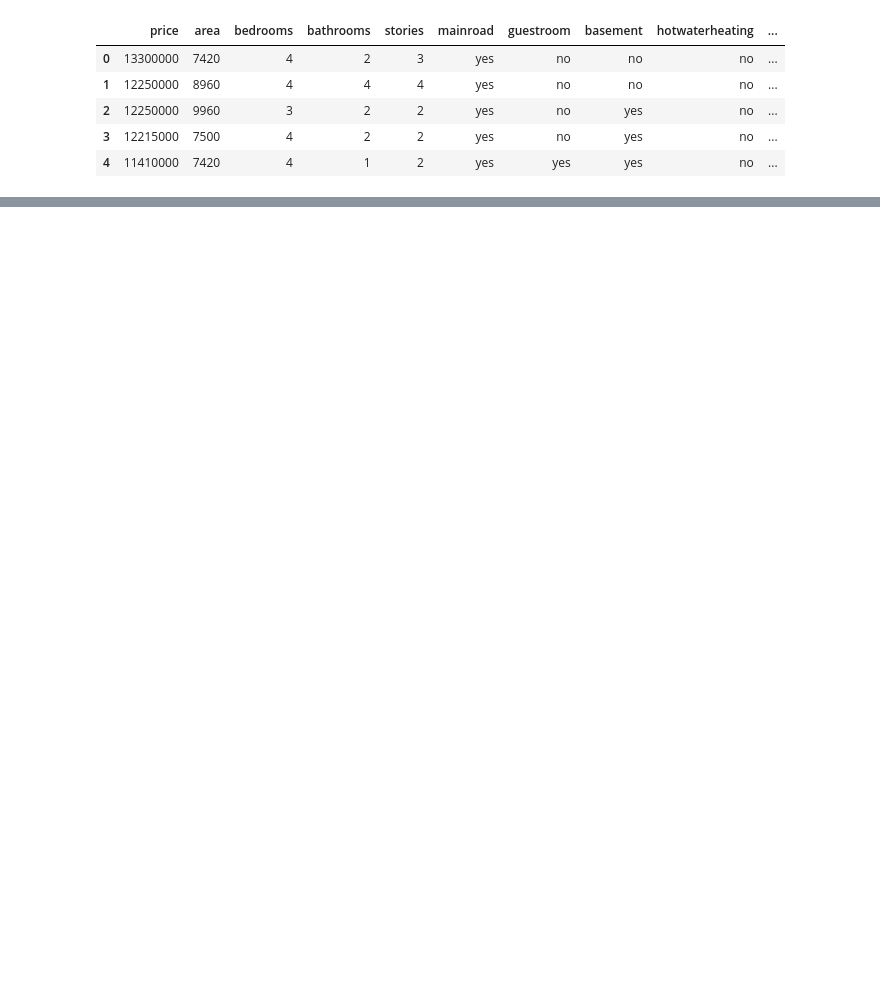
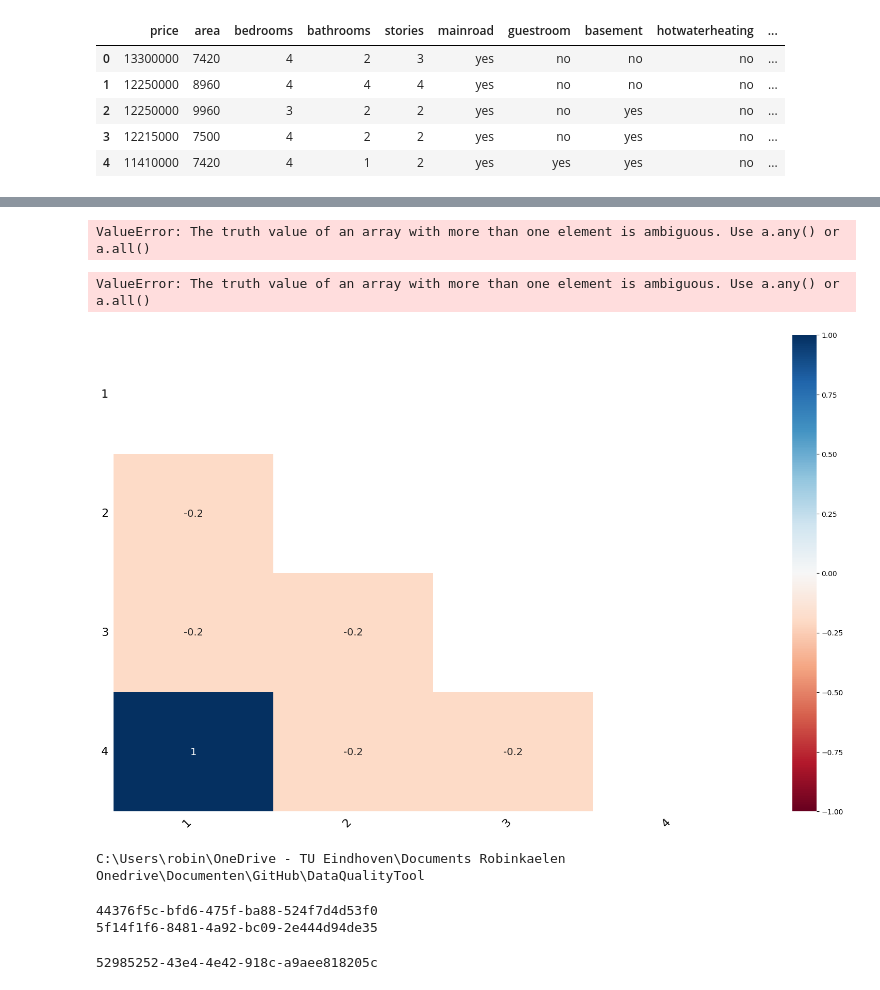
Before and after one commit to Robin66014/DataQualityTool, a Jupyter notebook: testingfile.ipynb, the cells around one changed output, grey strips where cells are left out. Cells and saved outputs as stored; diff of their text form; code cells hidden in the pictures; blank space fills up the shorter version.

```diff
--- a/testingfile.ipynb
+++ b/testingfile.ipynb
@@ -1280,0 +1488,80 @@ The default value of numeric_only in DataFrame.corrwith is deprecated. In a futu
+# %%
+import pandas as pd
+import plotly.graph_objects as go
+
+# Load data
+data = [[38., None, 73., 10., None],
+        [6., 80., 65., 17., 2.],
+        [77., 72., 7., 26., 51.],
+        [29., 53., 78., 76., 9.],
+        [39., 2., 35., None, 21.],
+        [61., 84., None, 5., 94.]]
+df = pd.DataFrame(data)
+
+# Create bar chart
+fig = go.Figure()
+for i, col in enumerate(df.columns):
+    fig.add_trace(go.Bar(x=df.index, y=df[col], name=f'Column {i}'))
+
+# Modify bar chart to show gaps
+fig.update_traces(marker={'color': 'white', 'line': {'color': 'black', 'width': 1}}, selector={'y': None})
+
+# Show plot
+fig.show()
+# %% [output]
+ValueError: The truth value of an array with more than one element is ambiguous. Use a.any() or a.all()
+# %%
+import pandas as pd
+import plotly.graph_objects as go
+
+# Load data
+data = [[38., None, 73., 10., None],
+        [6., 80., 65., 17., 2.],
+        [77., 72., 7., 26., 51.],
+        [29., 53., 78., 76., 9.],
+        [39., 2., 35., None, 21.],
+        [61., 84., None, 5., 94.]]
+df = pd.DataFrame(data)
+
+# Create bar chart
+fig = go.Figure()
+for i, col in enumerate(df.columns):
+    fig.add_trace(go.Bar(x=df.index, y=df[col], name=f'Column {i}'))
+
+# Modify bar chart to show gaps
+fig.update_traces(marker={'color': 'white', 'line': {'color': 'black', 'width': 1}}, selector={'y': None})
+
+# Show plot
+fig.show()
+# %% [output]
+ValueError: The truth value of an array with more than one element is ambiguous. Use a.any() or a.all()
+# %%
+# Load data
+data = [[38., None, 73., 10., None],
+        [6., 80., 65., 17., 2.],
+        [77., 72., 7., 26., 51.],
+        [29., 53., 78., 76., 9.],
+        [39., 2., 35., None, 21.],
+        [61., 84., None, 5., 94.]]
+df = pd.DataFrame(data)
+
+# Create missingno heatmap
+map = msno.heatmap(df)
+# %% [output]
+[figure, added]
+# %%
+import os
+current_directory = os.path.dirname(os.path.realpath('testingfile.py'))
+print(current_directory)
+# %% [output]
+C:\Users\robin\OneDrive - TU Eindhoven\Documents Robinkaelen Onedrive\Documenten\GitHub\DataQualityTool
+# %%
+import uuid
+print(str(uuid.uuid4()))
+# %% [output]
+44376f5c-bfd6-475f-ba88-524f7d4d53f0
+5f14f1f6-8481-4a92-bc09-2e444d94de35
+# %%
+print(str(uuid.uuid4()))
+# %% [output]
+52985252-43e4-4e42-918c-a9aee818205c
```
Also changed, not shown: parts of 11 cells of this notebook, 24 other files.
